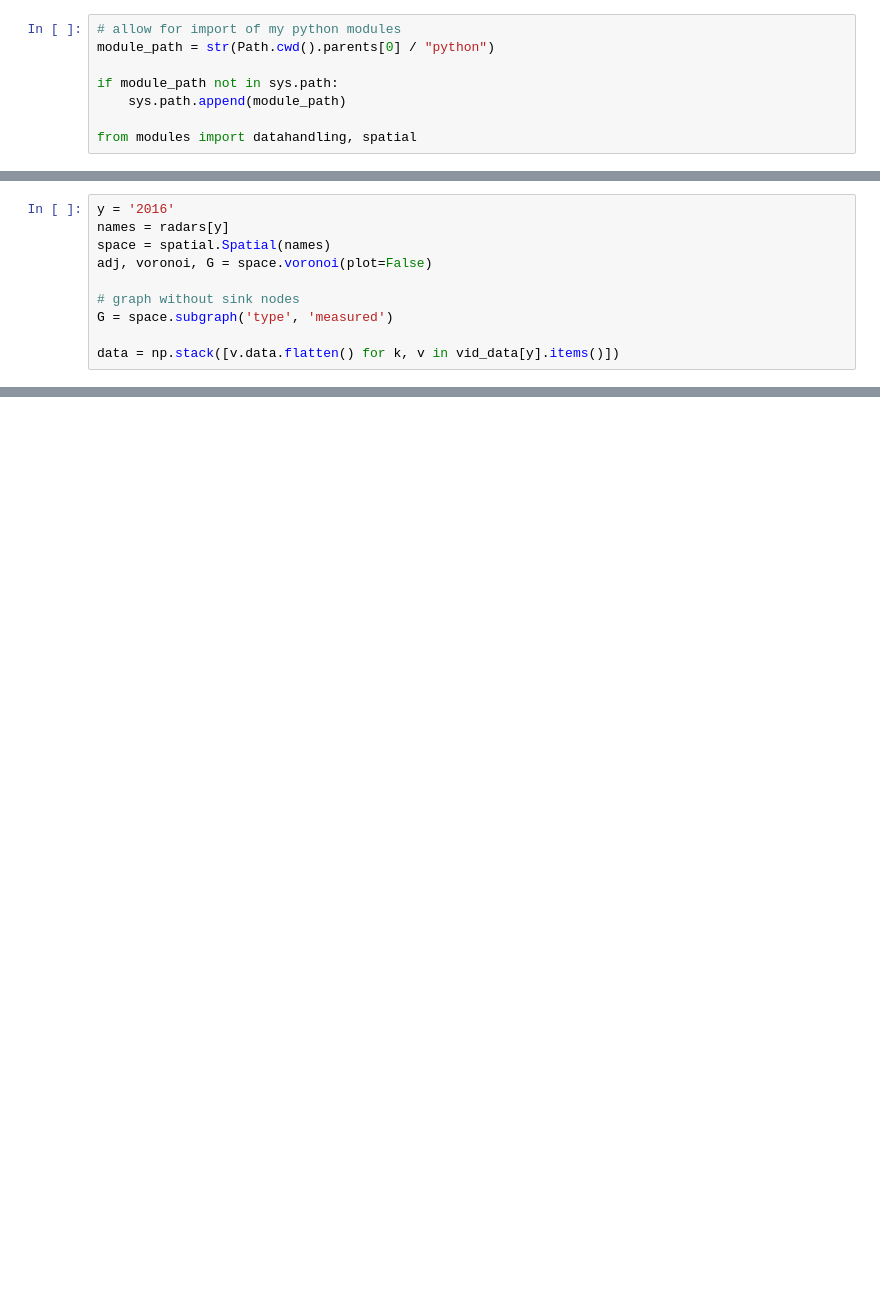
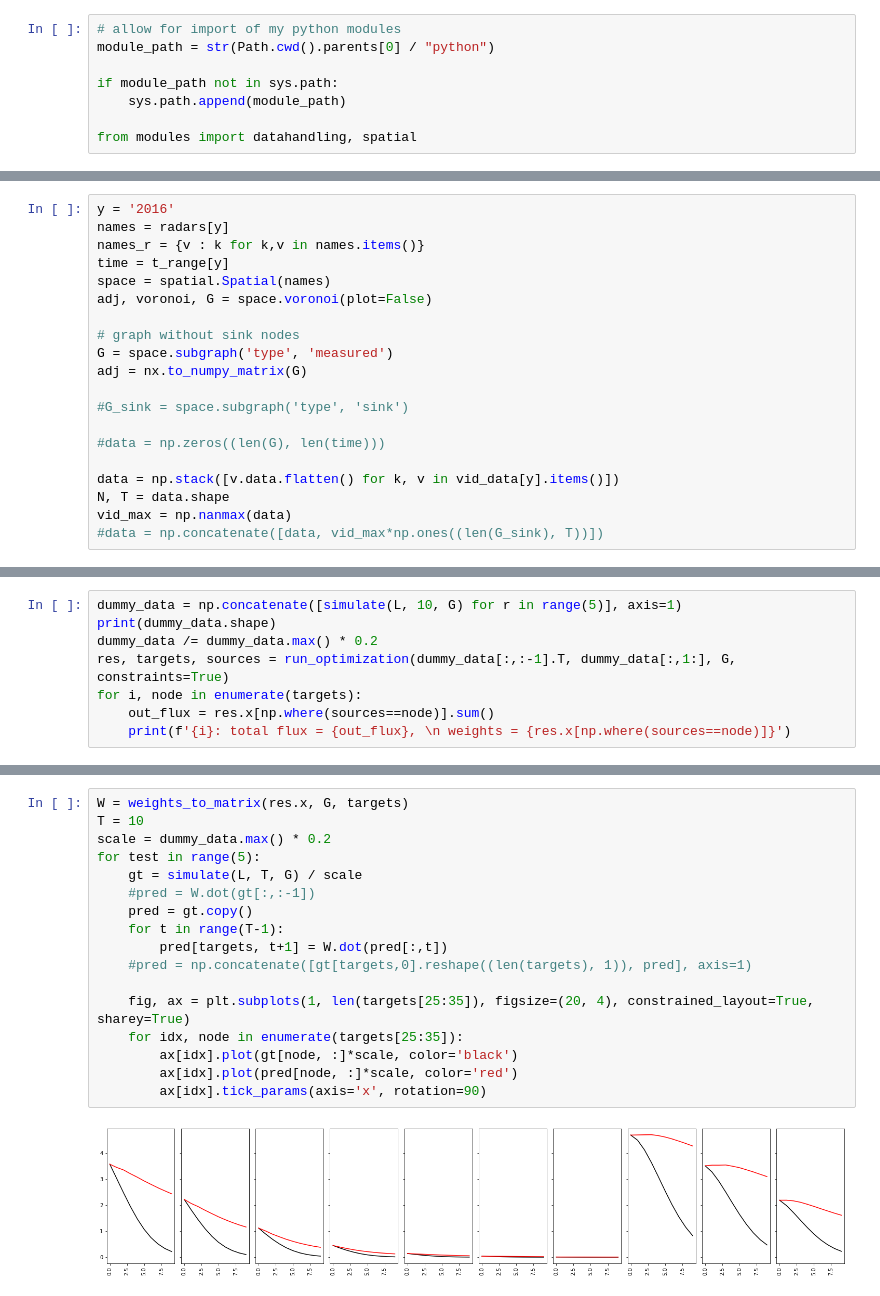
Before and after one commit to FionaLippert/birdMigration, a Jupyter notebook: notebooks/constraint_optimization.ipynb, the cells around one changed output, grey strips where cells are left out. Drawn from its saved outputs; the diff is of its cells as text; blank space fills up the shorter version.

```diff
--- a/notebooks/constraint_optimization.ipynb
+++ b/notebooks/constraint_optimization.ipynb
@@ -28,10 +33,20 @@ for y in years:
 # %%
 y = '2016'
 names = radars[y]
+names_r = {v : k for k,v in names.items()}
+time = t_range[y]
 space = spatial.Spatial(names)
 adj, voronoi, G = space.voronoi(plot=False)
 
 # graph without sink nodes
 G = space.subgraph('type', 'measured')
+adj = nx.to_numpy_matrix(G)
+
+#G_sink = space.subgraph('type', 'sink')
+
+#data = np.zeros((len(G), len(time)))
 
 data = np.stack([v.data.flatten() for k, v in vid_data[y].items()])
+N, T = data.shape
+vid_max = np.nanmax(data)
+#data = np.concatenate([data, vid_max*np.ones((len(G_sink), T))])
@@ -71,0 +139,8 @@ sources
+# %%
+dummy_data = np.concatenate([simulate(L, 10, G) for r in range(5)], axis=1)
+print(dummy_data.shape)
+dummy_data /= dummy_data.max() * 0.2
+res, targets, sources = run_optimization(dummy_data[:,:-1].T, dummy_data[:,1:], G, constraints=True)
+for i, node in enumerate(targets):
+    out_flux = res.x[np.where(sources==node)].sum()
+    print(f'{i}: total flux = {out_flux}, \n weights = {res.x[np.where(sources==node)]}')
@@ -71,0 +165,19 @@ sources
+# %%
+W = weights_to_matrix(res.x, G, targets)
+T = 10
+scale = dummy_data.max() * 0.2
+for test in range(5):
+    gt = simulate(L, T, G) / scale
+    #pred = W.dot(gt[:,:-1])
+    pred = gt.copy()
+    for t in range(T-1):
+        pred[targets, t+1] = W.dot(pred[:,t])
+    #pred = np.concatenate([gt[targets,0].reshape((len(targets), 1)), pred], axis=1)
+
+    fig, ax = plt.subplots(1, len(targets[25:35]), figsize=(20, 4), constrained_layout=True, sharey=True)
+    for idx, node in enumerate(targets[25:35]):
+        ax[idx].plot(gt[node, :]*scale, color='black')
+        ax[idx].plot(pred[node, :]*scale, color='red')
+        ax[idx].tick_params(axis='x', rotation=90)
+# %% [output]
+[figure, added]
```
Also changed, not shown: parts of 25 cells of this notebook, 3 other files.
